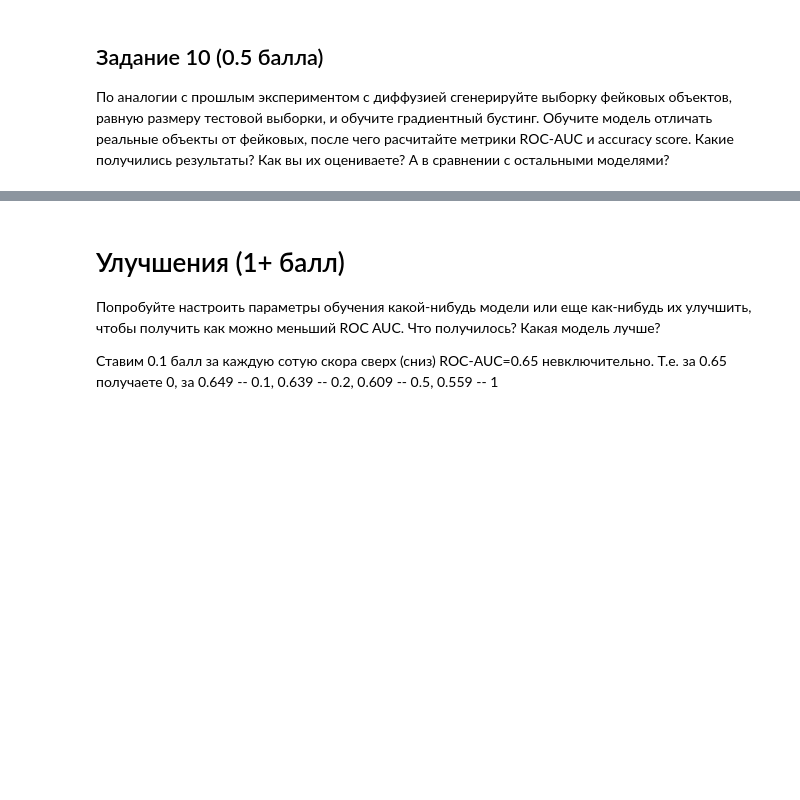
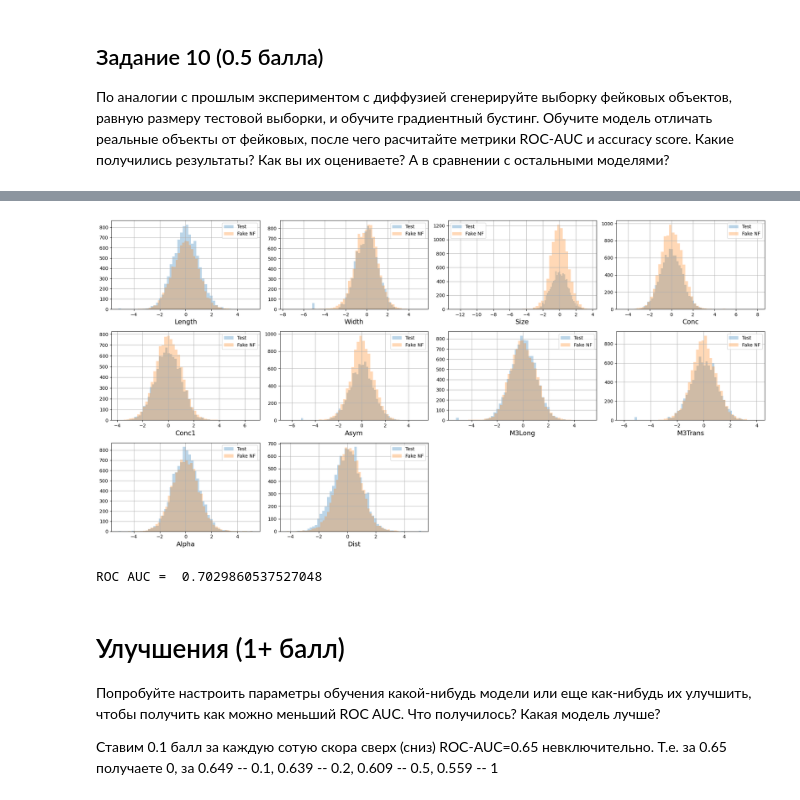
Before and after one commit to psaw/GM-HSE-AI-masters-course, a Jupyter notebook: homeworks/base/hw3/HW3.ipynb, the cells around one changed output, grey strips where cells are left out. Cells and saved outputs as stored; diff of their text form; code cells hidden in the pictures; blank space fills up the shorter version.

```diff
--- a/homeworks/base/hw3/HW3.ipynb
+++ b/homeworks/base/hw3/HW3.ipynb
@@ -766,3 +834,12 @@ train_nf(trainloader, nf, opt, num_epochs=10)
+# %%
+X_fake_NF_test = nf.sample(X_test.shape[0]).detach().cpu().numpy()
+plot_hists(X_test, X_fake_NF_test, names, label1="Test", label2="Fake NF", bins=50)
+# %% [output]
+[figure, added]
+# %%
+ROC_AUC_like_HW2(X_train, X_fake_train, X_test, X_fake_test)
+# %% [output]
+ROC AUC =  0.7029860537527048
 # %% [markdown]
 # Улучшения (1+ балл)
 
```
Also changed, not shown: parts of 19 cells of this notebook.
